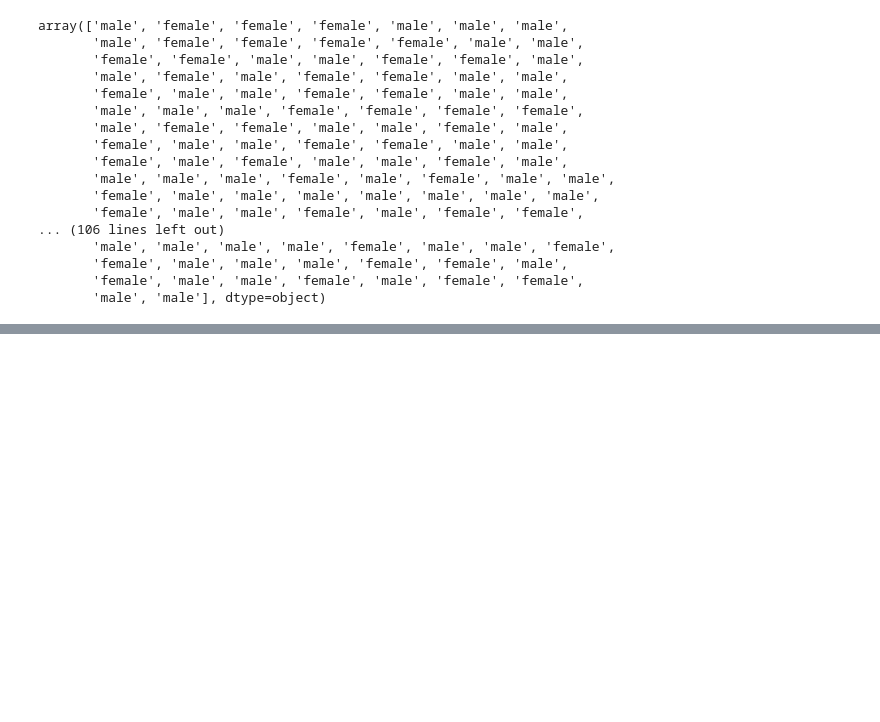
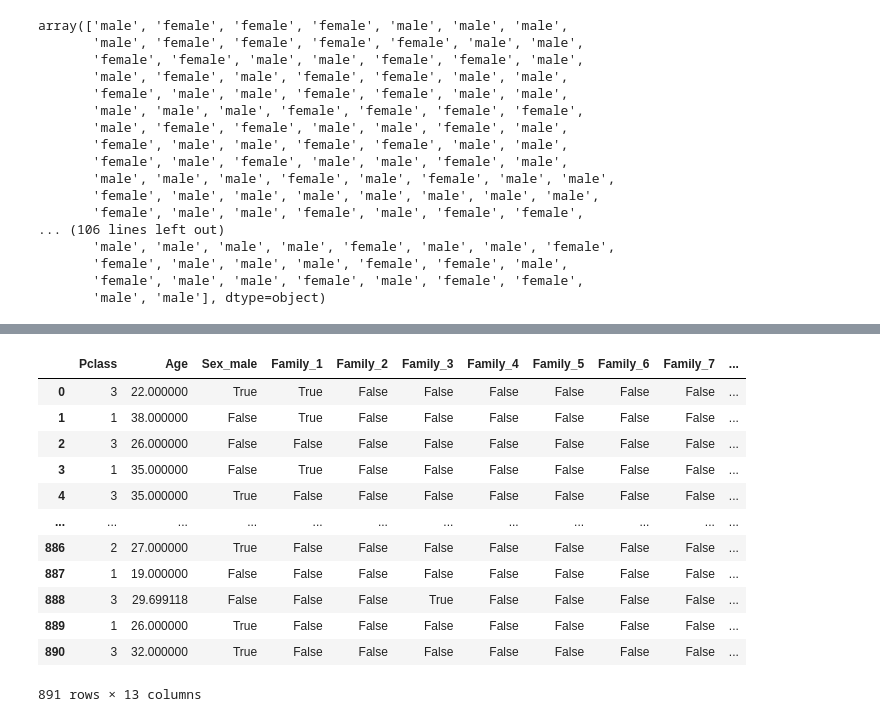
Before and after one commit to haram4th/finech, a Jupyter notebook: 05machine_learning/07EDA_탐색적데이터분석.ipynb, the cells around one changed output, grey strips where cells are left out. Drawn from its saved outputs; the diff is of its cells as text; code cells hidden in the pictures; blank space fills up the shorter version.

```diff
--- a/05machine_learning/07EDA_탐색적데이터분석.ipynb
+++ b/05machine_learning/07EDA_탐색적데이터분석.ipynb
@@ -1282,0 +1295,18 @@ array(['male', 'female', 'female', 'female', 'male', 'male', 'male',
+# %%
+X = df2.drop(['Survived', 'Fare', 'Sex2', 'Sex3', 'sex_le'], axis=1)
+# %%
+X
+# %% [output]
+|  | Pclass | Age | Sex_male | Family_1 | Family_2 | Family_3 | Family_4 | Family_5 | Family_6 | Family_7 | ... |
+| 0 | 3 | 22.000000 | True | True | False | False | False | False | False | False | ... |
+| 1 | 1 | 38.000000 | False | True | False | False | False | False | False | False | ... |
+| 2 | 3 | 26.000000 | False | False | False | False | False | False | False | False | ... |
+| 3 | 1 | 35.000000 | False | True | False | False | False | False | False | False | ... |
+| 4 | 3 | 35.000000 | True | False | False | False | False | False | False | False | ... |
+| ... | ... | ... | ... | ... | ... | ... | ... | ... | ... | ... | ... |
+| 886 | 2 | 27.000000 | True | False | False | False | False | False | False | False | ... |
+| 887 | 1 | 19.000000 | False | False | False | False | False | False | False | False | ... |
+| 888 | 3 | 29.699118 | False | False | False | True | False | False | False | False | ... |
+| 889 | 1 | 26.000000 | True | False | False | False | False | False | False | False | ... |
+| 890 | 3 | 32.000000 | True | False | False | False | False | False | False | False | ... |
+891 rows × 13 columns
```
Also changed, not shown: parts of 20 cells of this notebook, 1 other file.
